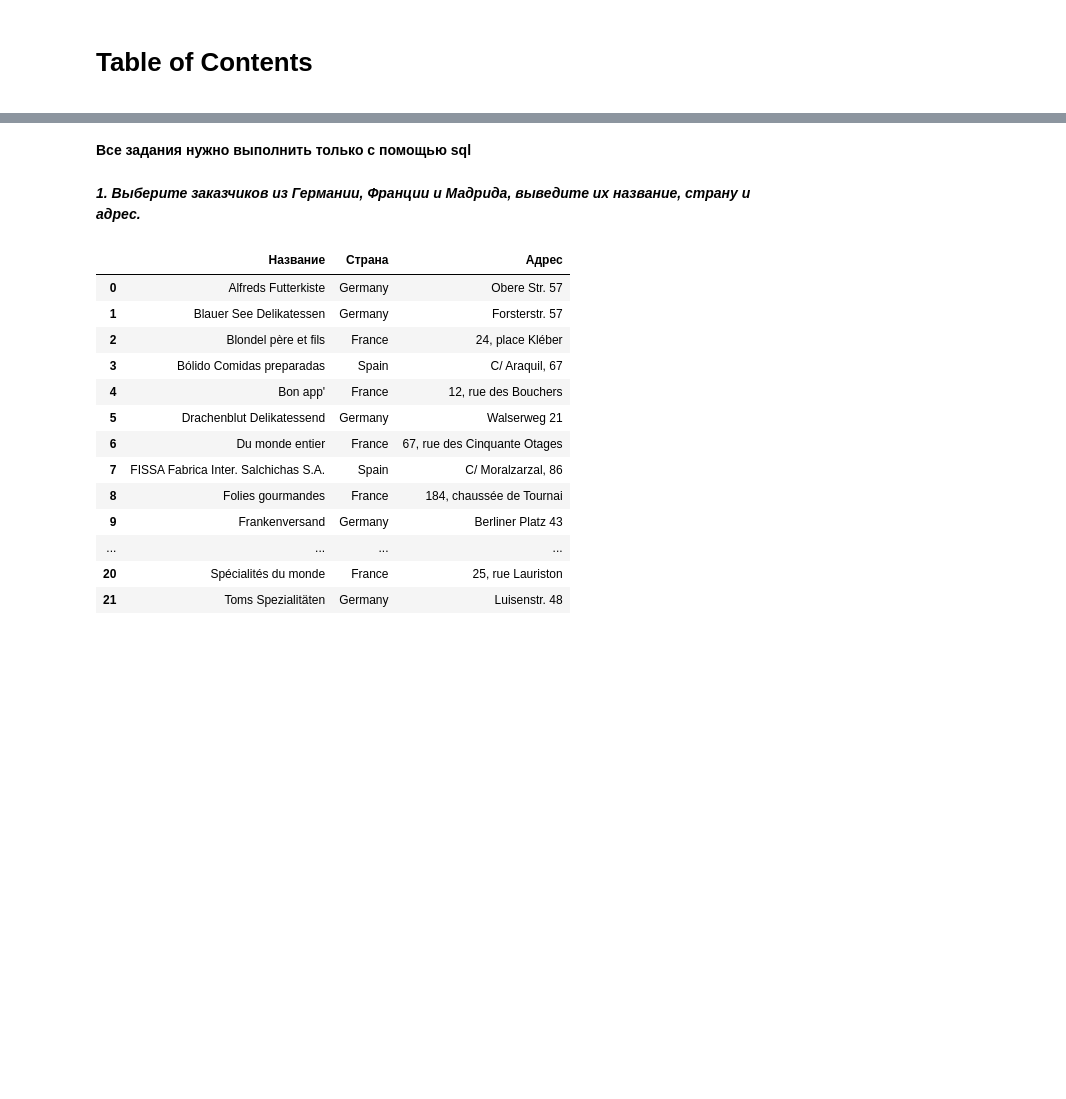
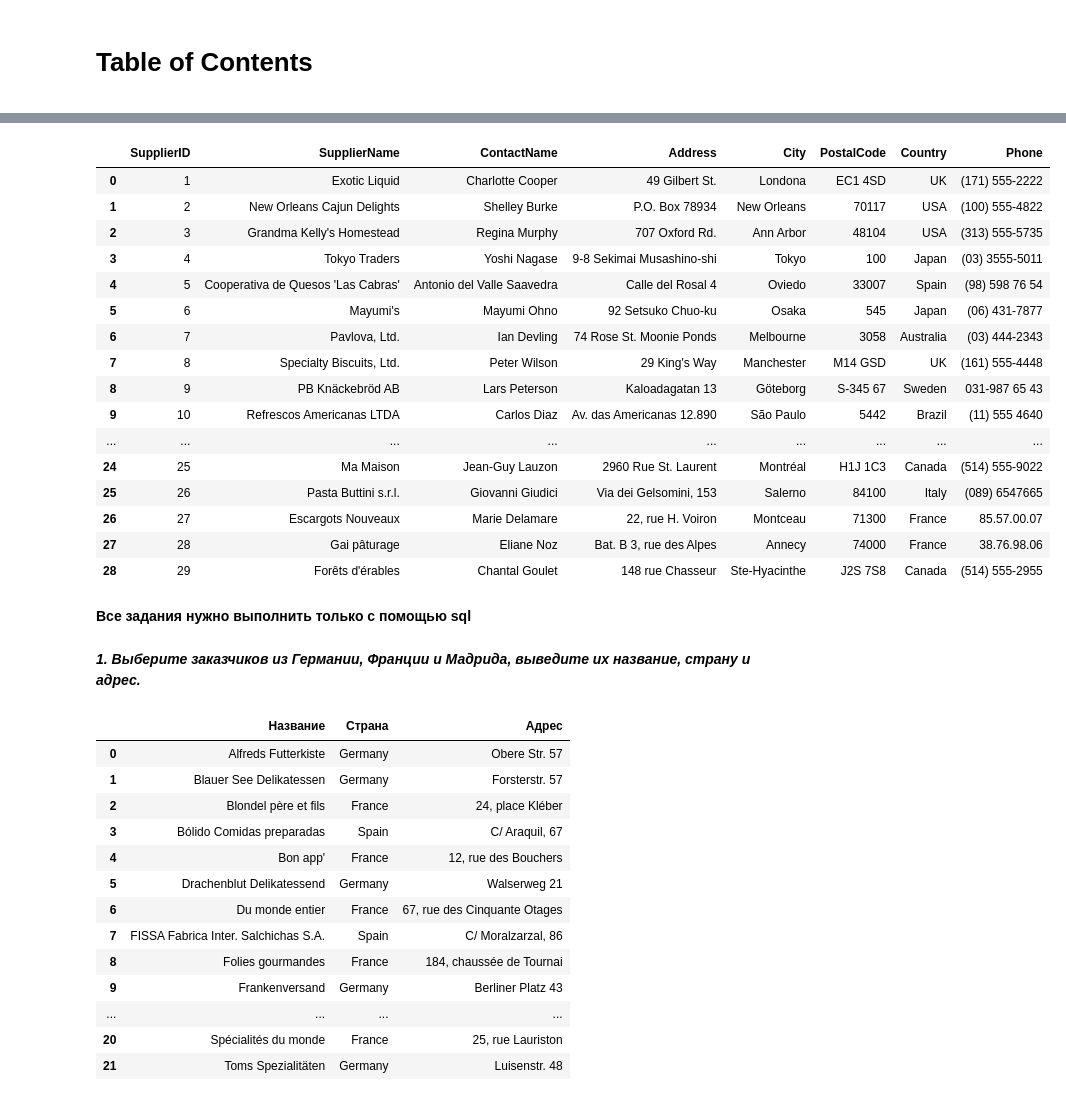
Before and after one commit to NataliyaNekrasova1988/Home-11, a Jupyter notebook: Home#11.ipynb, the cells around one changed output, grey strips where cells are left out. Cells and saved outputs as stored; diff of their text form; code cells hidden in the pictures; blank space fills up the shorter version.

```diff
--- a/Home#11.ipynb
+++ b/Home#11.ipynb
@@ -25,6 +25,26 @@ for table in table_names:
     data.to_sql(table, con, index=False, if_exists='replace')
 # %%
 tasks = 0
+# %%
+data
+# %% [output]
+|  | SupplierID | SupplierName | ContactName | Address | City | PostalCode | Country | Phone |
+| 0 | 1 | Exotic Liquid | Charlotte Cooper | 49 Gilbert St. | Londona | EC1 4SD | UK | (171) 555-2222 |
+| 1 | 2 | New Orleans Cajun Delights | Shelley Burke | P.O. Box 78934 | New Orleans | 70117 | USA | (100) 555-4822 |
+| 2 | 3 | Grandma Kelly's Homestead | Regina Murphy | 707 Oxford Rd. | Ann Arbor | 48104 | USA | (313) 555-5735 |
+| 3 | 4 | Tokyo Traders | Yoshi Nagase | 9-8 Sekimai Musashino-shi | Tokyo | 100 | Japan | (03) 3555-5011 |
+| 4 | 5 | Cooperativa de Quesos 'Las Cabras' | Antonio del Valle Saavedra | Calle del Rosal 4 | Oviedo | 33007 | Spain | (98) 598 76 54 |
+| 5 | 6 | Mayumi's | Mayumi Ohno | 92 Setsuko Chuo-ku | Osaka | 545 | Japan | (06) 431-7877 |
+| 6 | 7 | Pavlova, Ltd. | Ian Devling | 74 Rose St. Moonie Ponds | Melbourne | 3058 | Australia | (03) 444-2343 |
+| 7 | 8 | Specialty Biscuits, Ltd. | Peter Wilson | 29 King's Way | Manchester | M14 GSD | UK | (161) 555-4448 |
+| 8 | 9 | PB Knäckebröd AB | Lars Peterson | Kaloadagatan 13 | Göteborg | S-345 67 | Sweden | 031-987 65 43 |
+| 9 | 10 | Refrescos Americanas LTDA | Carlos Diaz | Av. das Americanas 12.890 | São Paulo | 5442 | Brazil | (11) 555 4640 |
+| ... | ... | ... | ... | ... | ... | ... | ... | ... |
+| 24 | 25 | Ma Maison | Jean-Guy Lauzon | 2960 Rue St. Laurent | Montréal | H1J 1C3 | Canada | (514) 555-9022 |
+| 25 | 26 | Pasta Buttini s.r.l. | Giovanni Giudici | Via dei Gelsomini, 153 | Salerno | 84100 | Italy | (089) 6547665 |
+| 26 | 27 | Escargots Nouveaux | Marie Delamare | 22, rue H. Voiron | Montceau | 71300 | France | 85.57.00.07 |
+| 27 | 28 | Gai pâturage | Eliane Noz | Bat. B 3, rue des Alpes | Annecy | 74000 | France | 38.76.98.06 |
+| 28 | 29 | Forêts d'érables | Chantal Goulet | 148 rue Chasseur | Ste-Hyacinthe | J2S 7S8 | Canada | (514) 555-2955 |
 # %% [markdown]
 **Все задания нужно выполнить только с помощью sql**
 # %% [markdown]
```
Also changed, not shown: parts of 10 cells of this notebook.
